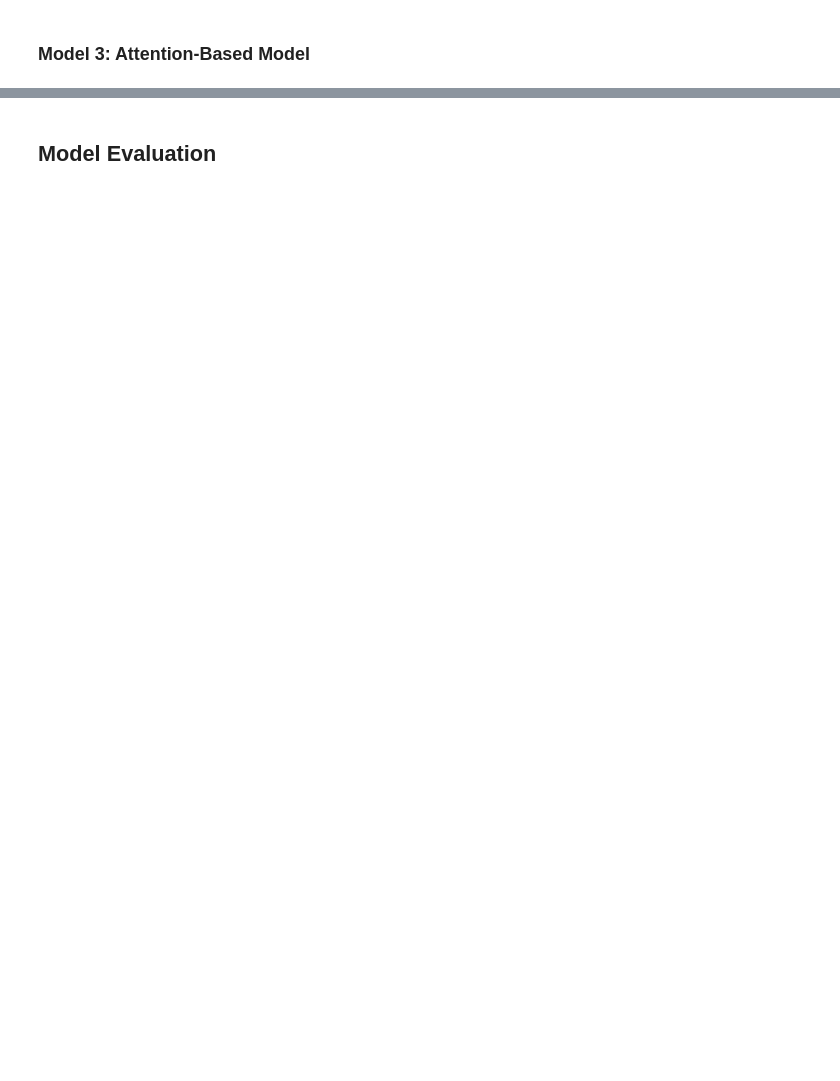
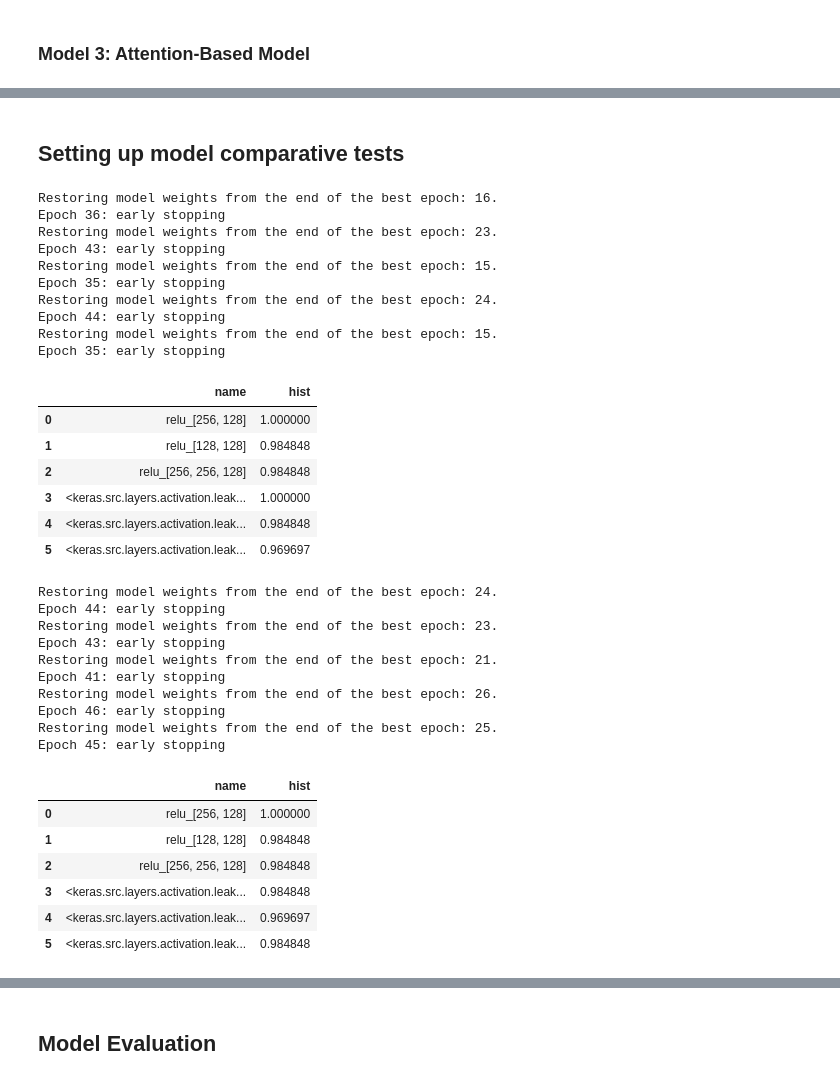
Before and after one commit to cs-ee4841-group1/final_project, a Jupyter notebook: Code.ipynb, the cells around one changed output, grey strips where cells are left out. Drawn from its saved outputs; the diff is of its cells as text; code cells hidden in the pictures; blank space fills up the shorter version.

```diff
--- a/Code.ipynb
+++ b/Code.ipynb
@@ -74,6 +83,8 @@ y_train = le.fit_transform(y_train)
 y_val = le.transform(y_val)
 y_test = le.transform(y_test)
 
+num_classes = len(labels.unique())
+
 # display dimensions of training, validation, and test data
 print(X_train.shape)
 print(X_val.shape)
@@ -93,7 +104,7 @@ def preprocess(x, y):
   return x, y
 
 def getTrainData():
-  return tf.data.Dataset.from_tensor_slices((X_train, y_train)).map(preprocess,BATCH).map(augment,BATCH).shuffle(buffer_size=64).batch(BATCH).prefetch(tf.data.AUTOTUNE)
+  return tf.data.Dataset.from_tensor_slices((X_train, y_train)).map(preprocess,BATCH).shuffle(buffer_size=64).batch(BATCH).prefetch(tf.data.AUTOTUNE)
 
 def getValData():
   return tf.data.Dataset.from_tensor_slices((X_val, y_val)).map(preprocess,BATCH).batch(BATCH).prefetch(tf.data.AUTOTUNE)
@@ -189,3 +182,21 @@ Best validation accuracy: 0.9848484992980957
+# %%
+def build_ffn(layers_arch, act_func):
+    # input layer with batch normalization
+    inputs = layers.Input(shape=(X_train.shape[1],))
+    x = layers.BatchNormalization()(inputs)
+
+    for layer_size in layers_arch:
+        x = layers.Dense(layer_size, activation=act_func, kernel_initializer=HE)(x)
+        x = layers.Dropout(0.2)(x)
+        x = layers.BatchNormalization()(x)
+
+    # softmax output layer
+    outputs = layers.Dense(num_classes, activation="softmax")(x)
+
+    # Create model
+    ffn = tf.keras.Model(inputs=inputs, outputs=outputs, name="basicFeedforward")
+
+    return ffn
 # %% [markdown]
 ### Model 2: 1-Dimensional Convolutional Neural Network
 # %%
@@ -339,0 +264,57 @@ Best validation accuracy: 0.9846153855323792
+# %% [markdown]
+## Setting up model comparative tests
+# %%
+ffn_layers = [[256,128], [128, 128], [256, 256, 128]]
+ffn_act_funcs = ["relu", layers.LeakyReLU(alpha=0.2)]
+
+ffn_tests = []
+
+for act_func in ffn_act_funcs:
+    for layer_arch in ffn_layers:
+        m = build_ffn(layer_arch, act_func)
+        ffn_tests.append({
+            "name": f"{act_func}_{layer_arch}",
+            "hist": compile_fit_model(m)
+            })
+        tf.keras.backend.clear_session()
+        del m
+        gc.collect()
+
+fnn_df = pd.DataFrame(ffn_tests)
+
+fnn_df
+# %% [output]
+Restoring model weights from the end of the best epoch: 16.
+Epoch 36: early stopping
+Restoring model weights from the end of the best epoch: 23.
+Epoch 43: early stopping
+Restoring model weights from the end of the best epoch: 15.
+Epoch 35: early stopping
+Restoring model weights from the end of the best epoch: 24.
+Epoch 44: early stopping
+Restoring model weights from the end of the best epoch: 15.
+Epoch 35: early stopping
+|  | name | hist |
+| 0 | relu_[256, 128] | 1.000000 |
+| 1 | relu_[128, 128] | 0.984848 |
+| 2 | relu_[256, 256, 128] | 0.984848 |
+| 3 | <keras.src.layers.activation.leak... | 1.000000 |
+| 4 | <keras.src.layers.activation.leak... | 0.984848 |
+| 5 | <keras.src.layers.activation.leak... | 0.969697 |
+Restoring model weights from the end of the best epoch: 24.
+Epoch 44: early stopping
+Restoring model weights from the end of the best epoch: 23.
+Epoch 43: early stopping
+Restoring model weights from the end of the best epoch: 21.
+Epoch 41: early stopping
+Restoring model weights from the end of the best epoch: 26.
+Epoch 46: early stopping
+Restoring model weights from the end of the best epoch: 25.
+Epoch 45: early stopping
+|  | name | hist |
+| 0 | relu_[256, 128] | 1.000000 |
+| 1 | relu_[128, 128] | 0.984848 |
+| 2 | relu_[256, 256, 128] | 0.984848 |
+| 3 | <keras.src.layers.activation.leak... | 0.984848 |
+| 4 | <keras.src.layers.activation.leak... | 0.969697 |
+| 5 | <keras.src.layers.activation.leak... | 0.984848 |
```
Also changed, not shown: parts of 11 cells of this notebook.
